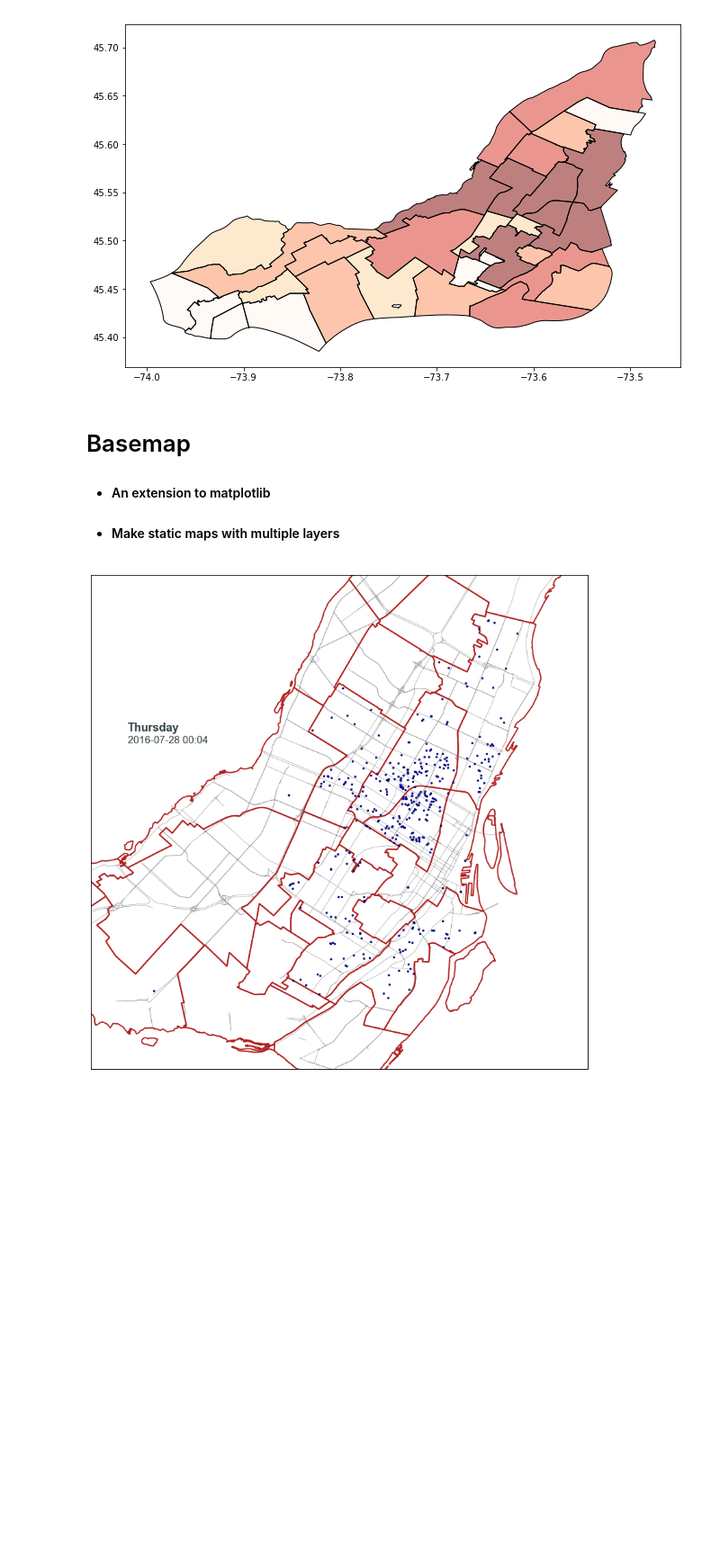
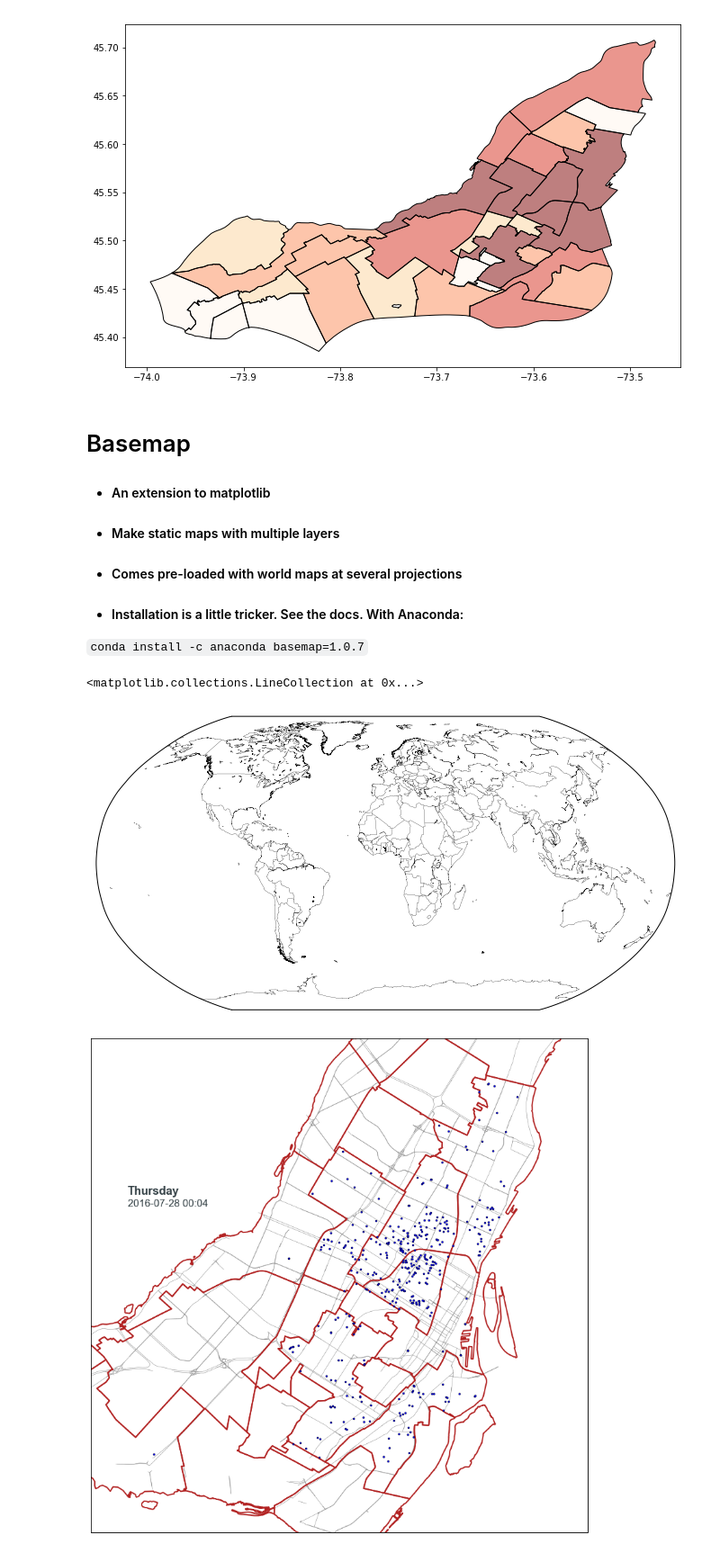
Before and after one commit to robroc/GIS-with-python, a Jupyter notebook: GIS with Python.ipynb, the cells around one changed output. Shown at 90% size. Cells and saved outputs as stored; diff of their text form; code cells hidden in the pictures; blank space fills up the shorter version.

```diff
--- a/GIS with Python.ipynb
+++ b/GIS with Python.ipynb
@@ -230,4 +316,22 @@ boroughs_with_fire.plot(column='NUM_y',
 
 - #### An extension to matplotlib
 - #### Make static maps with multiple layers
+- #### Comes pre-loaded with world maps at several projections
+- #### Installation is a little tricker. See the docs. With Anaconda:
+
+`conda install -c anaconda basemap=1.0.7`
+# %%
+# Draw a basic world map in the Robinson projection
+
+import matplotlib.pyplot as plt
+from mpl_toolkits.basemap import Basemap
+%matplotlib inline
+
+plt.figure(figsize=(12,6))
+m = Basemap(projection='robin', lon_0=0, resolution='l')
+m.drawcountries(linewidth=0.25)
+m.drawcoastlines(linewidth=0.25)
+# %% [output]
+<matplotlib.collections.LineCollection at 0x...>
+[figure, added]
 # %%
```
Also changed, not shown: parts of 27 cells of this notebook.
